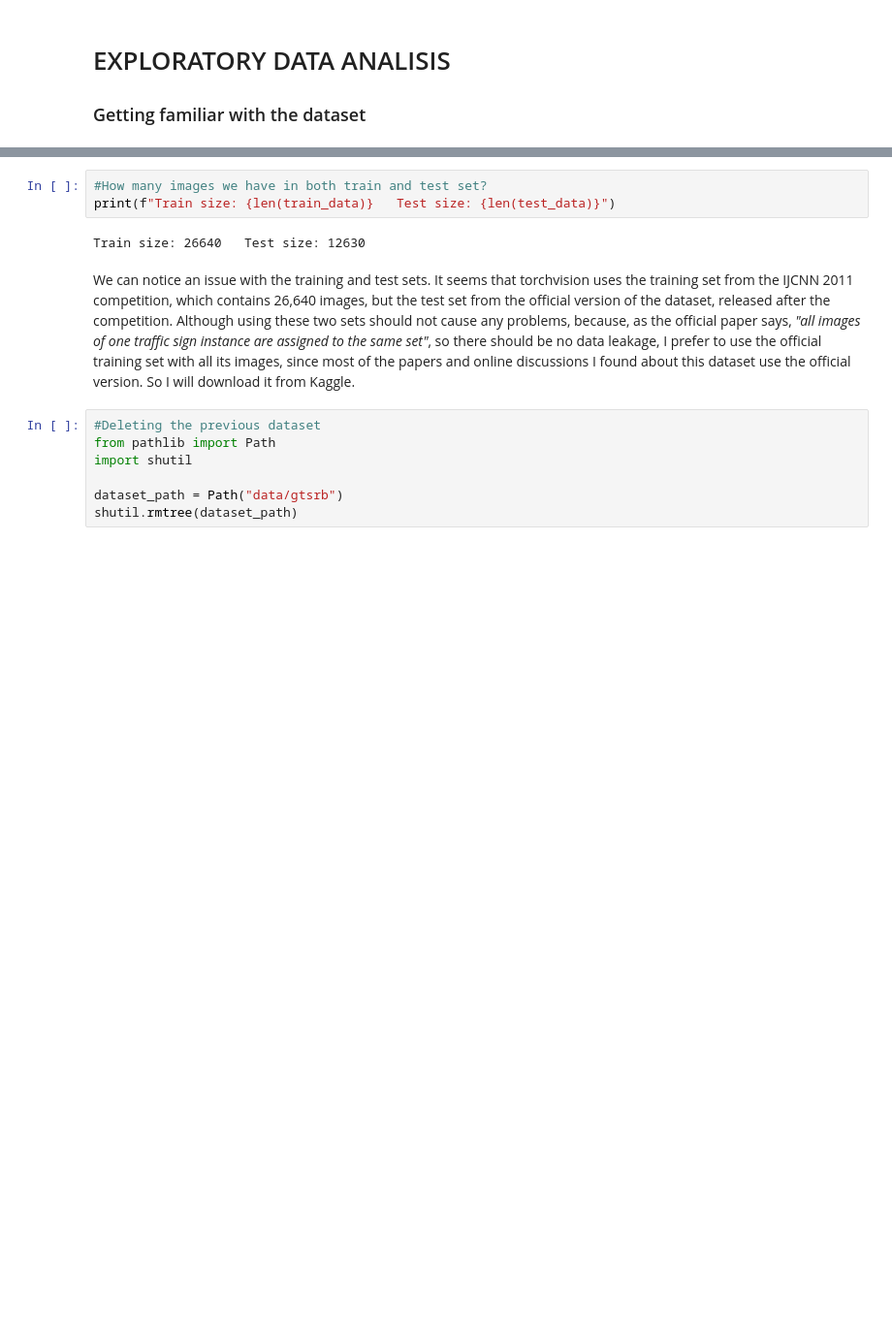
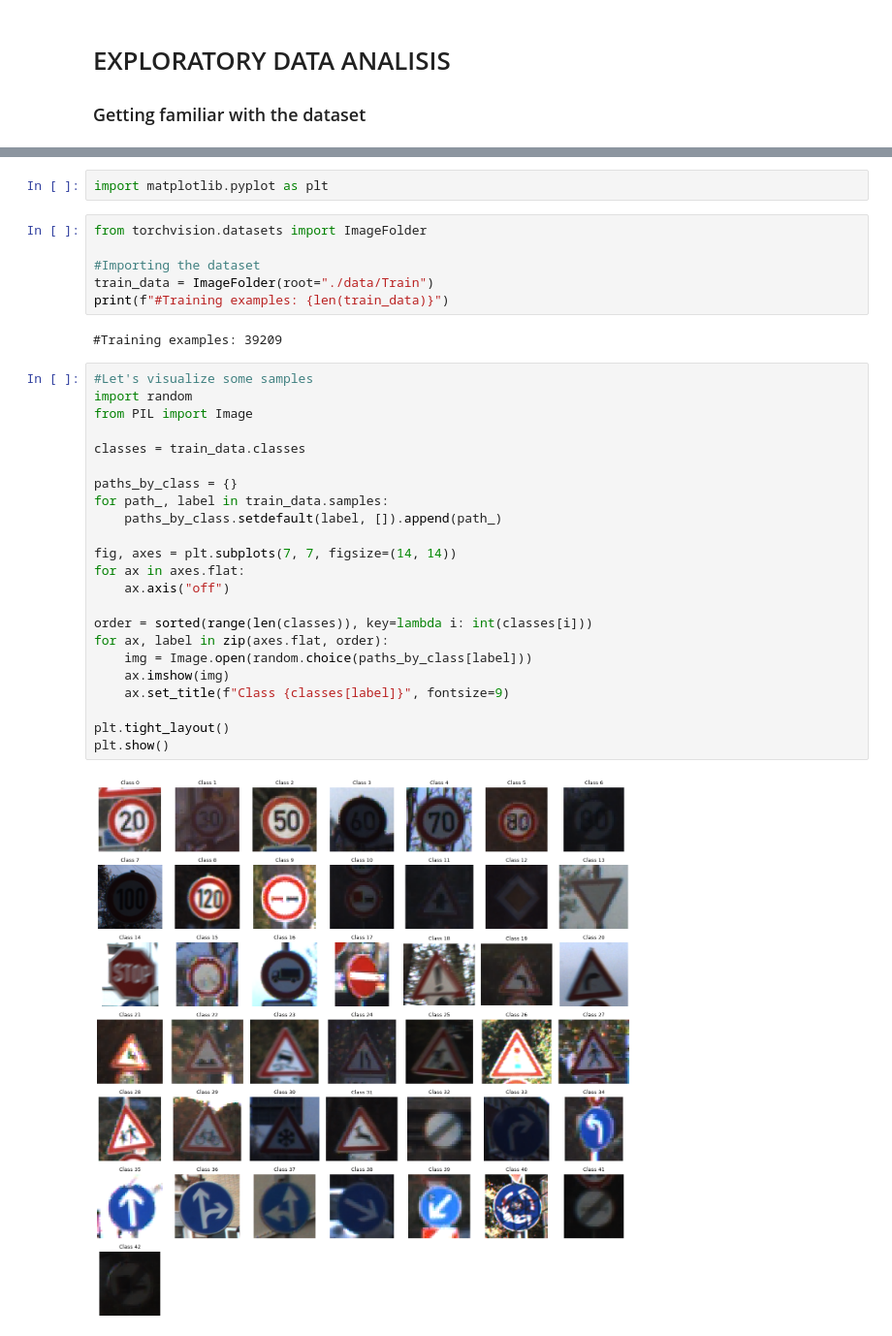
Before and after one commit to JDuarttt/traffic-sign-recognition, a Jupyter notebook: notebooks/eda.ipynb, the cells around one changed output, grey strips where cells are left out. Shown at 97% size. Saved outputs shown, nothing was run; the diff lists cells and outputs as text; blank space fills up the shorter version.

```diff
--- a/notebooks/eda.ipynb
+++ b/notebooks/eda.ipynb
@@ -14,14 +4,35 @@ test_data = datasets.GTSRB(root="data", split="test", download = True)
-# %%
-#How many images we have in both train and test set?
-print(f"Train size: {len(train_data)}   Test size: {len(test_data)}")
-# %% [output]
-Train size: 26640   Test size: 12630
-# %% [markdown]
-We can notice an issue with the training and test sets. It seems that torchvision uses the training set from the IJCNN 2011 competition, which contains 26,640 images, but the test set from the official version of the dataset, released after the competition. Although using these two sets should not cause any problems, because, as the official paper says, _"all images of one traffic sign instance are assigned to the same set"_, so there should be no data leakage, I prefer to use the official training set with all its images, since most of the papers and online discussions I found about this dataset use the official version. So I will download it from Kaggle.
-# %%
-#Deleting the previous dataset
-from pathlib import Path
-import shutil
-
-dataset_path = Path("data/gtsrb")
-shutil.rmtree(dataset_path)
+# %%
+import matplotlib.pyplot as plt
+# %%
+from torchvision.datasets import ImageFolder
+
+#Importing the dataset
+train_data = ImageFolder(root="./data/Train")
+print(f"#Training examples: {len(train_data)}")
+# %% [output]
+#Training examples: 39209
+# %%
+#Let's visualize some samples
+import random
+from PIL import Image
+
+classes = train_data.classes
+
+paths_by_class = {}
+for path_, label in train_data.samples:
+    paths_by_class.setdefault(label, []).append(path_)
+
+fig, axes = plt.subplots(7, 7, figsize=(14, 14))
+for ax in axes.flat:
+    ax.axis("off")
+
+order = sorted(range(len(classes)), key=lambda i: int(classes[i]))
+for ax, label in zip(axes.flat, order):
+    img = Image.open(random.choice(paths_by_class[label]))
+    ax.imshow(img)
+    ax.set_title(f"Class {classes[label]}", fontsize=9)
+
+plt.tight_layout()
+plt.show()
+# %% [output]
+[figure, added]
```
Also changed, not shown: parts of 9 cells of this notebook.
